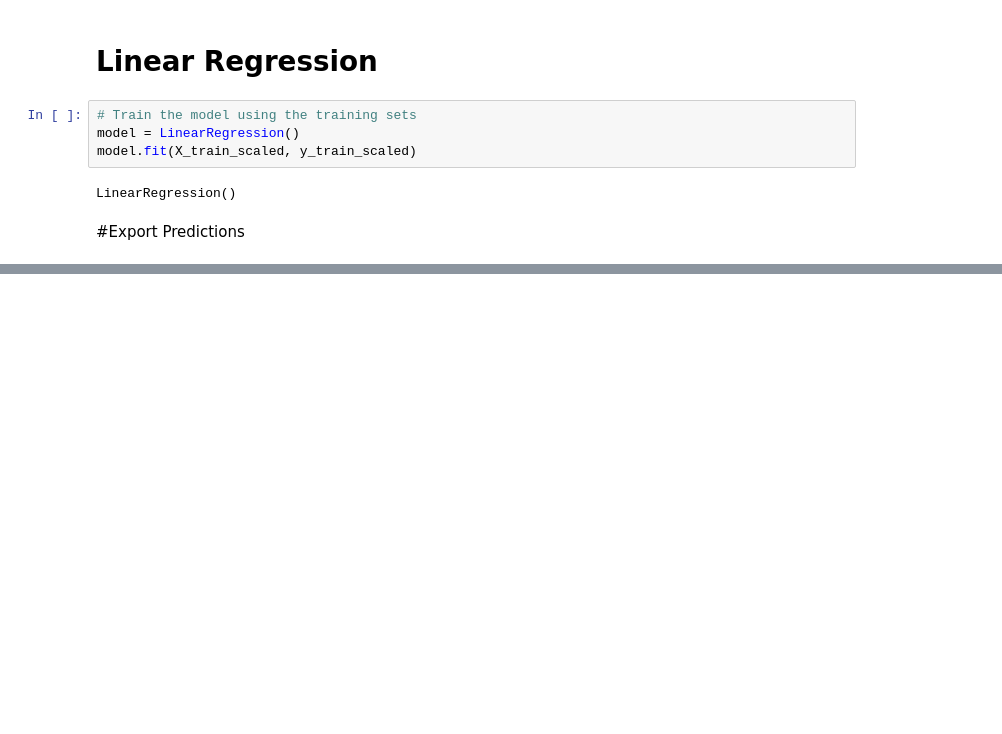
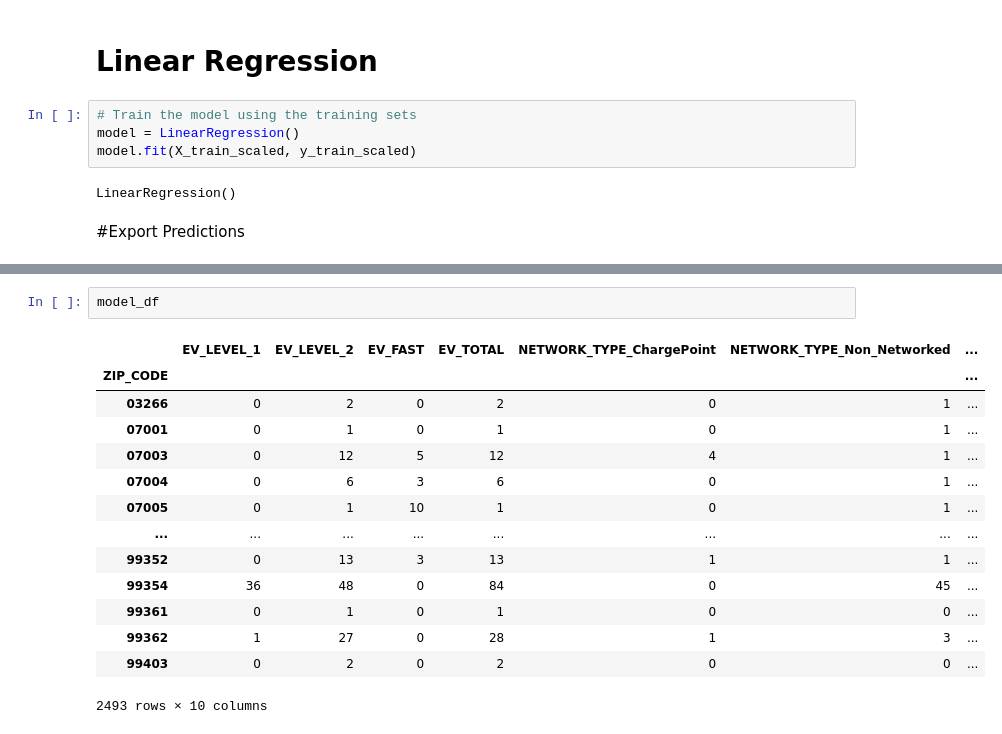
Before and after one commit to jmmadson/data_miners, a Jupyter notebook: ML_Model/data_miners_linear_FINAL.ipynb, the cells around one changed output, grey strips where cells are left out. Drawn from its saved outputs; the diff is of its cells as text; blank space fills up the shorter version.

```diff
--- a/ML_Model/data_miners_linear_FINAL.ipynb
+++ b/ML_Model/data_miners_linear_FINAL.ipynb
@@ -92,0 +185,17 @@ model_predictions_df.to_csv('pred_out_df.csv')
+# %%
+model_df
+# %% [output]
+|  | EV_LEVEL_1 | EV_LEVEL_2 | EV_FAST | EV_TOTAL | NETWORK_TYPE_ChargePoint | NETWORK_TYPE_Non_Networked | ... |
+| ZIP_CODE |  |  |  |  |  |  | ... |
+| 03266 | 0 | 2 | 0 | 2 | 0 | 1 | ... |
+| 07001 | 0 | 1 | 0 | 1 | 0 | 1 | ... |
+| 07003 | 0 | 12 | 5 | 12 | 4 | 1 | ... |
+| 07004 | 0 | 6 | 3 | 6 | 0 | 1 | ... |
+| 07005 | 0 | 1 | 10 | 1 | 0 | 1 | ... |
+| ... | ... | ... | ... | ... | ... | ... | ... |
+| 99352 | 0 | 13 | 3 | 13 | 1 | 1 | ... |
+| 99354 | 36 | 48 | 0 | 84 | 0 | 45 | ... |
+| 99361 | 0 | 1 | 0 | 1 | 0 | 0 | ... |
+| 99362 | 1 | 27 | 0 | 28 | 1 | 3 | ... |
+| 99403 | 0 | 2 | 0 | 2 | 0 | 0 | ... |
+2493 rows × 10 columns
```
Also changed, not shown: parts of 21 cells of this notebook.
